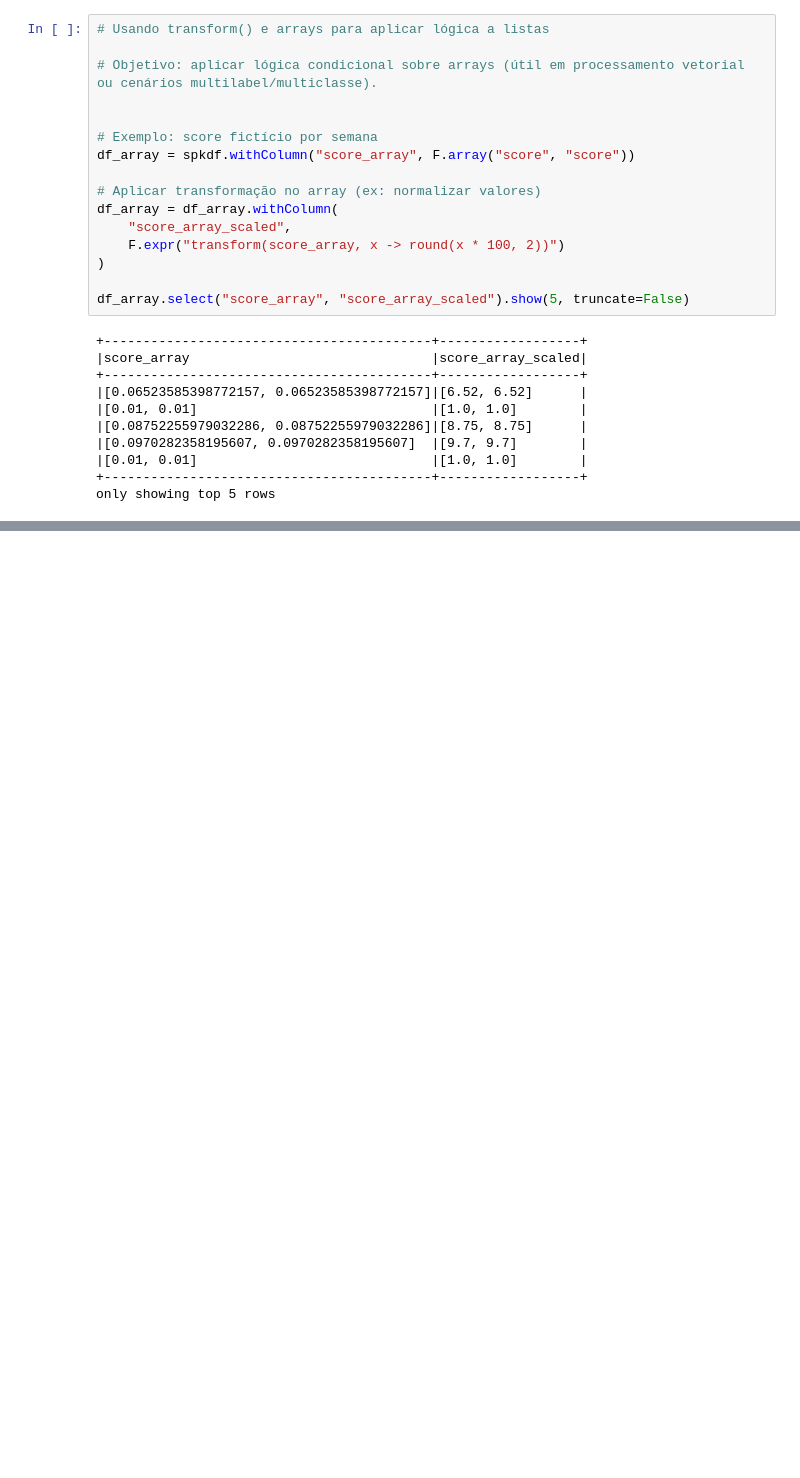
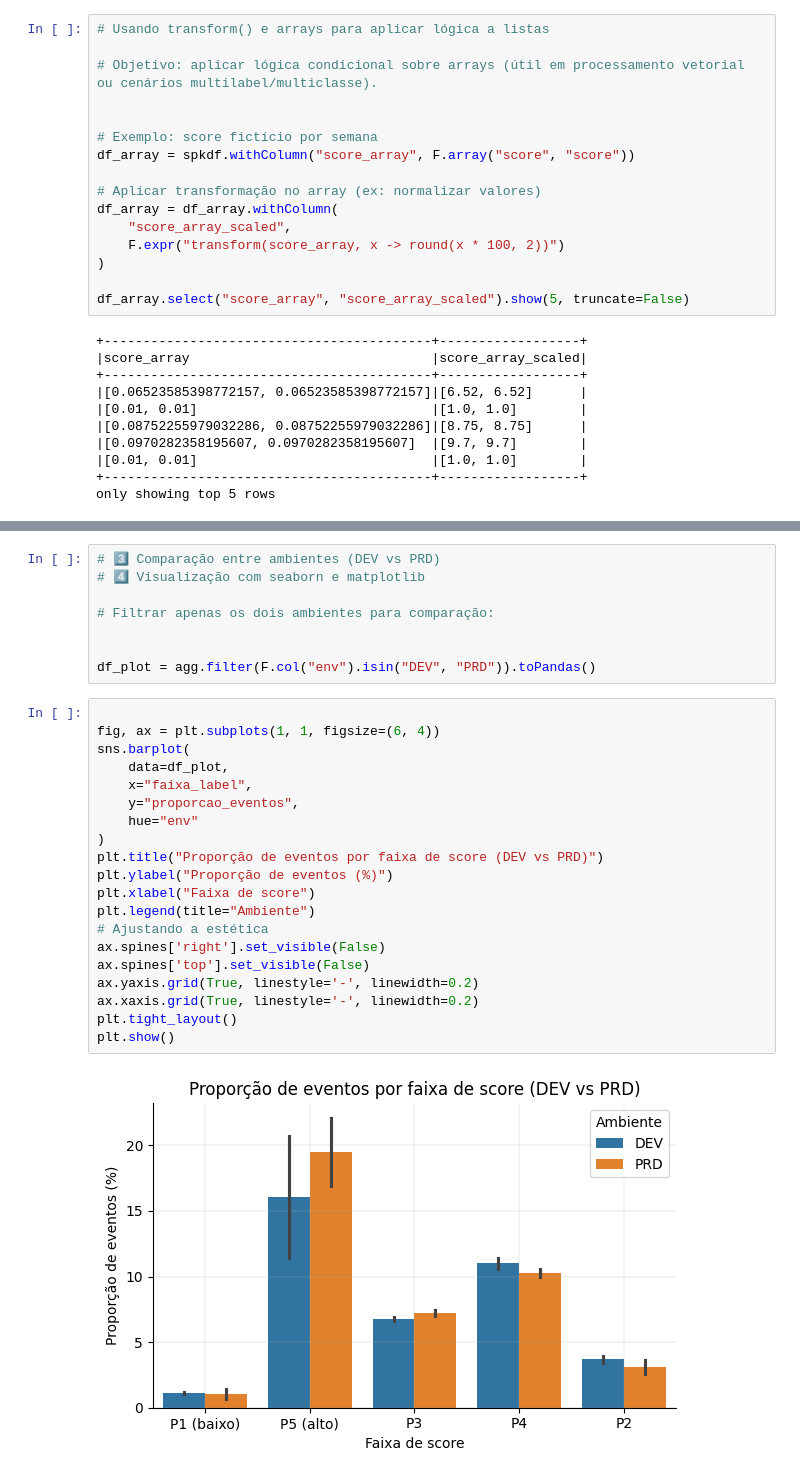
Before and after one commit to Cristiano2132/pyspark_examples, a Jupyter notebook: tutorial.ipynb, the cells around one changed output, grey strips where cells are left out. Cells and saved outputs as stored; diff of their text form; blank space fills up the shorter version.

```diff
--- a/tutorial.ipynb
+++ b/tutorial.ipynb
@@ -873,0 +958,30 @@ only showing top 5 rows
+# %%
+# 3️⃣ Comparação entre ambientes (DEV vs PRD)
+# 4️⃣ Visualização com seaborn e matplotlib
+
+# Filtrar apenas os dois ambientes para comparação:
+
+
+df_plot = agg.filter(F.col("env").isin("DEV", "PRD")).toPandas()
+# %%
+
+fig, ax = plt.subplots(1, 1, figsize=(6, 4))
+sns.barplot(
+    data=df_plot,
+    x="faixa_label",
+    y="proporcao_eventos",
+    hue="env"
+)
+plt.title("Proporção de eventos por faixa de score (DEV vs PRD)")
+plt.ylabel("Proporção de eventos (%)")
+plt.xlabel("Faixa de score")
+plt.legend(title="Ambiente")
+# Ajustando a estética
+ax.spines['right'].set_visible(False)
+ax.spines['top'].set_visible(False)
+ax.yaxis.grid(True, linestyle='-', linewidth=0.2)
+ax.xaxis.grid(True, linestyle='-', linewidth=0.2)
+plt.tight_layout()
+plt.show()
+# %% [output]
+[figure, added]
```
Also changed, not shown: parts of 12 cells of this notebook.
